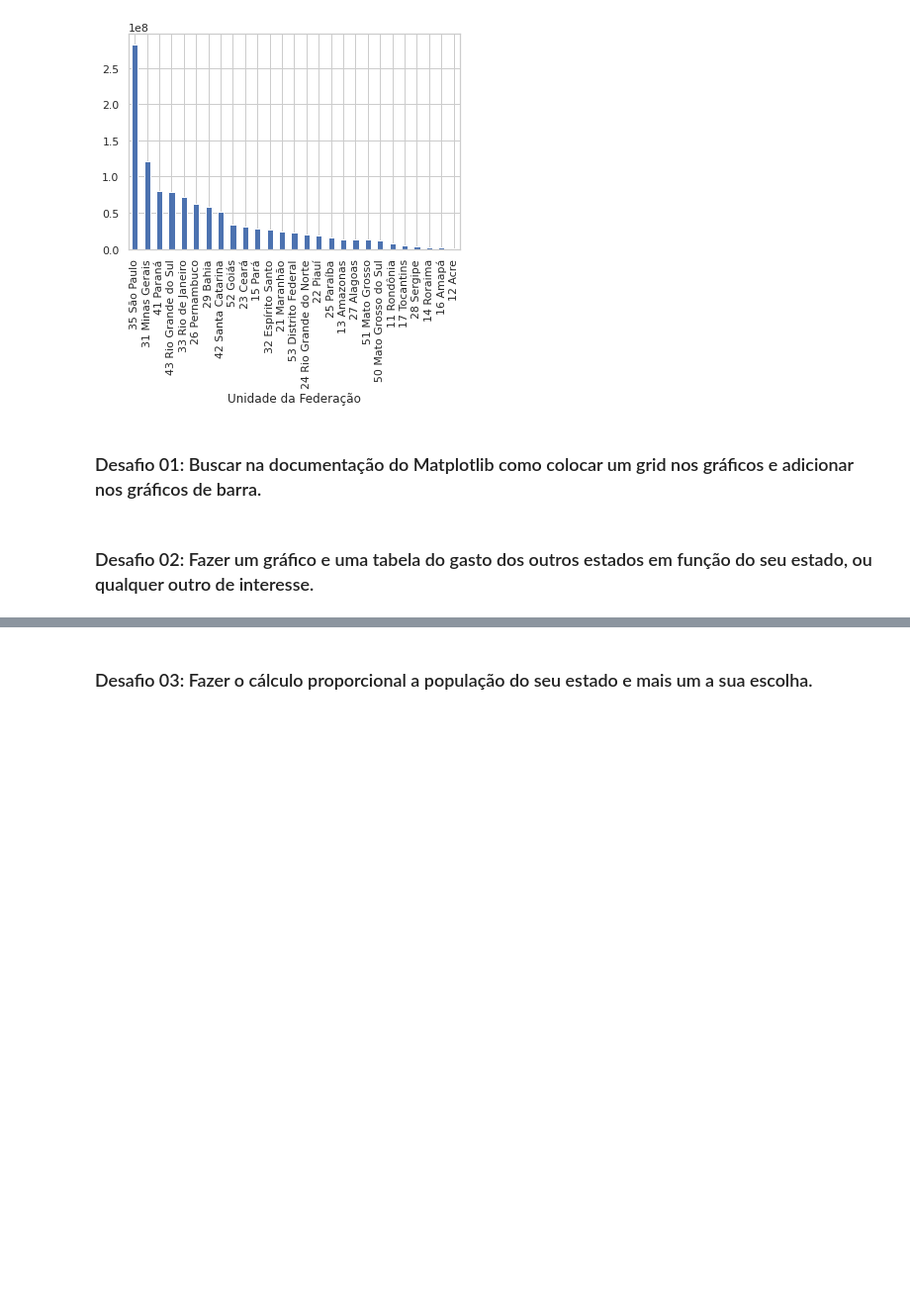
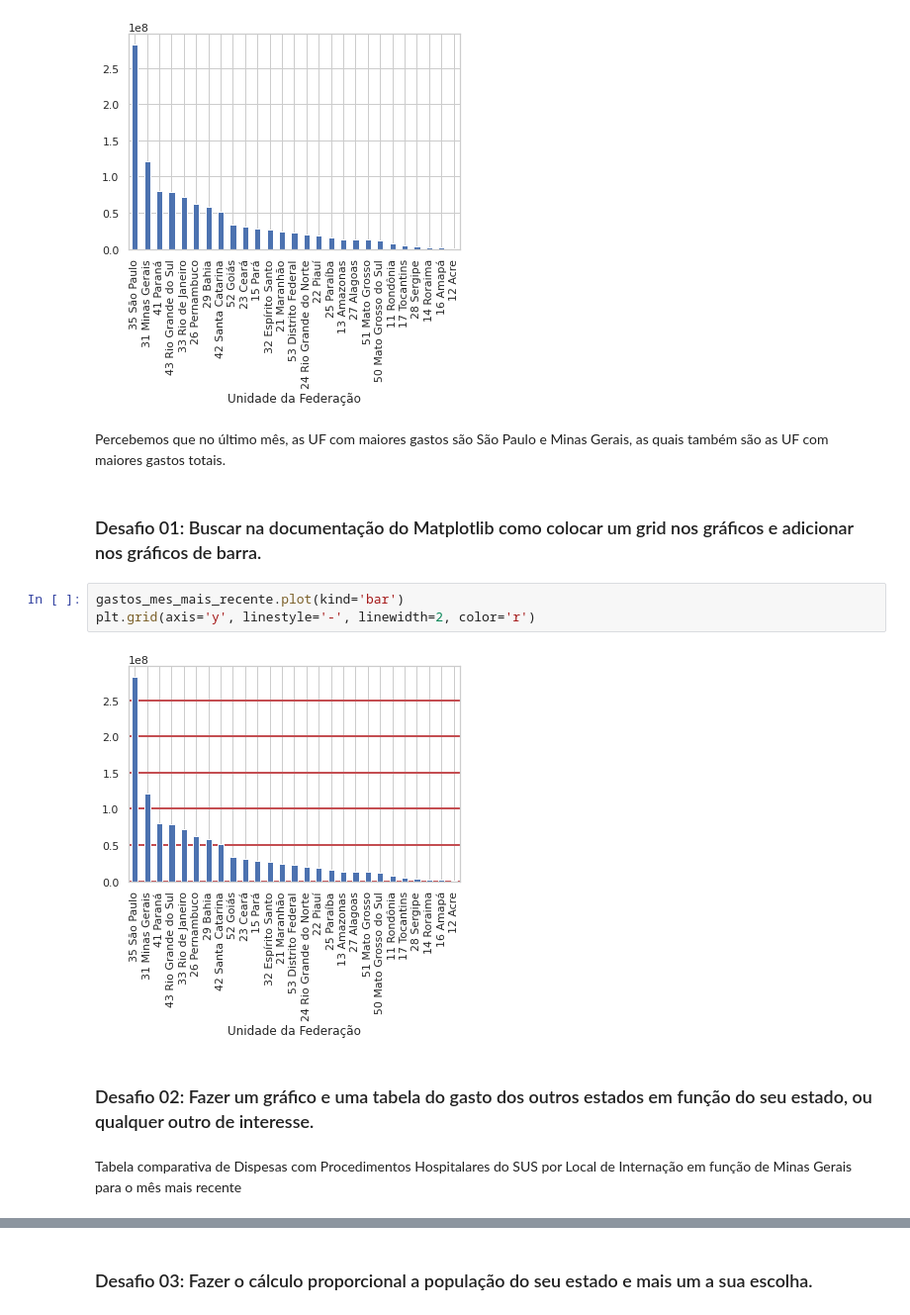
Before and after one commit to deboraaires/bootcamp_alura, a Jupyter notebook: Bootcamp_Datascience_Módulo_1.ipynb, the cells around one changed output, grey strips where cells are left out. Shown at 99% size. Cells and saved outputs as stored; diff of their text form; blank space fills up the shorter version.

```diff
--- a/Bootcamp_Datascience_Módulo_1.ipynb
+++ b/Bootcamp_Datascience_Módulo_1.ipynb
@@ -937,7 +948,16 @@ gastos_mes_mais_recente = gastos_mes_mais_recente.sort_values(ascending=False)
 gastos_mes_mais_recente.plot(kind='bar');
 # %% [output]
 [figure]
+# %% [markdown]
+Percebemos que no último mês, as UF com maiores gastos são São Paulo e Minas Gerais, as quais também são as UF com maiores gastos totais.
 # %% [markdown]
 ### Desafio 01: Buscar na documentação do Matplotlib como colocar um grid nos gráficos e adicionar nos gráficos de barra.
+# %%
+gastos_mes_mais_recente.plot(kind='bar')
+plt.grid(axis='y', linestyle='-', linewidth=2, color='r')
+# %% [output]
+[figure, added]
 # %% [markdown]
 ### Desafio 02: Fazer um gráfico e uma tabela do gasto dos outros estados em função do seu estado, ou qualquer outro de interesse.
+# %% [markdown]
+Tabela comparativa de Dispesas com Procedimentos Hospitalares do SUS por Local de Internação em função de Minas Gerais para o mês mais recente
```
Also changed, not shown: parts of 15 cells of this notebook.
